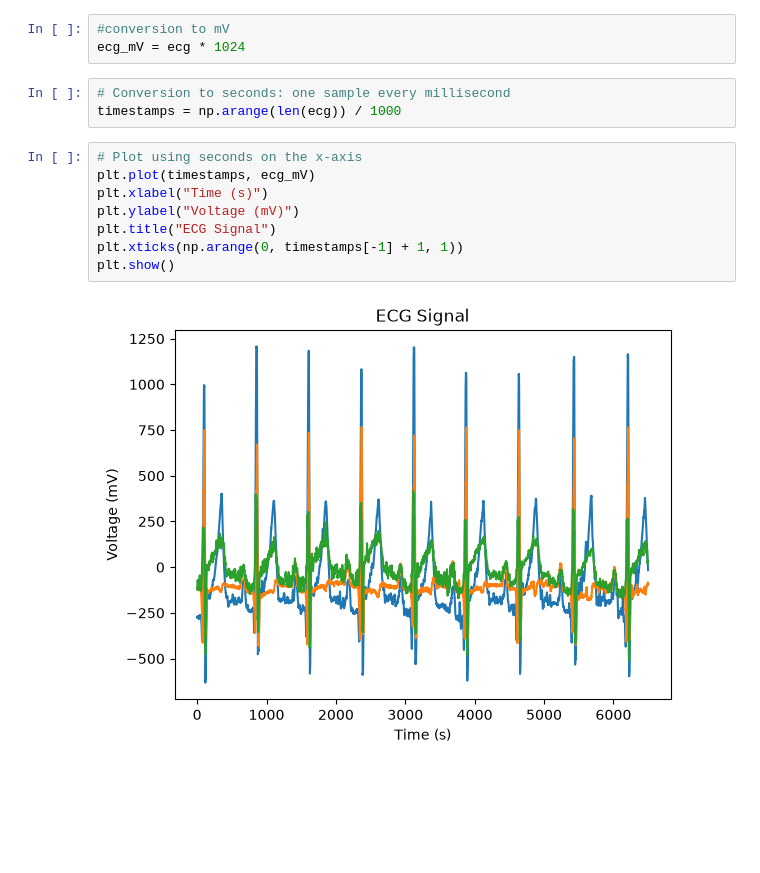
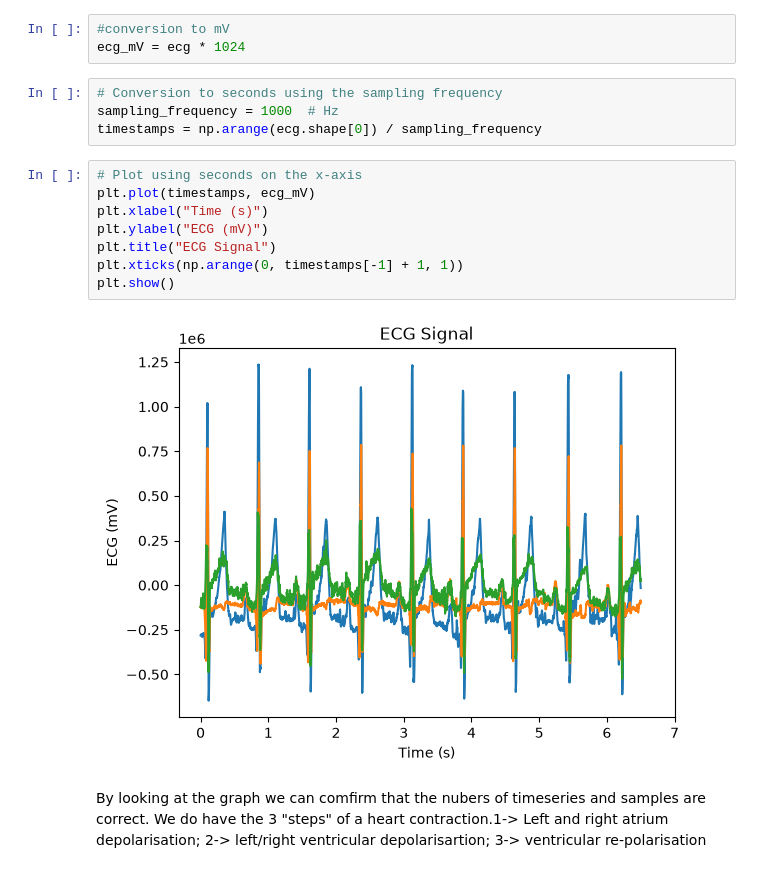
Before and after one commit to wernr-me/Series01-python, a Jupyter notebook: rescale-ECG.ipynb, the cells around one changed output. Cells and saved outputs as stored; diff of their text form; blank space fills up the shorter version.

Commit message:
Added a markdown
Added a explanitory markdown about the graph "ECG signal"

```diff
--- a/rescale-ECG.ipynb
+++ b/rescale-ECG.ipynb
@@ -33,15 +33,19 @@ import matplotlib.pyplot as plt
 #conversion to mV
 ecg_mV = ecg * 1024
 # %%
-# Conversion to seconds: one sample every millisecond
-timestamps = np.arange(len(ecg)) / 1000
+# Conversion to seconds using the sampling frequency
+sampling_frequency = 1000  # Hz
+timestamps = np.arange(ecg.shape[0]) / sampling_frequency
 # %%
 # Plot using seconds on the x-axis
 plt.plot(timestamps, ecg_mV)
 plt.xlabel("Time (s)")
-plt.ylabel("Voltage (mV)")
+plt.ylabel("ECG (mV)")
 plt.title("ECG Signal")
 plt.xticks(np.arange(0, timestamps[-1] + 1, 1))
 plt.show()
 # %% [output]
-[figure, old version]
+[figure, new version]
+# %% [markdown]
+By looking at the graph we can comfirm that the nubers of timeseries and samples are correct.
+We do have the 3 "steps" of a heart contraction.1-> Left and right atrium depolarisation; 2-> left/right ventricular depolarisartion; 3-> ventricular re-polarisation
```
Also changed, not shown: 4 other files.
